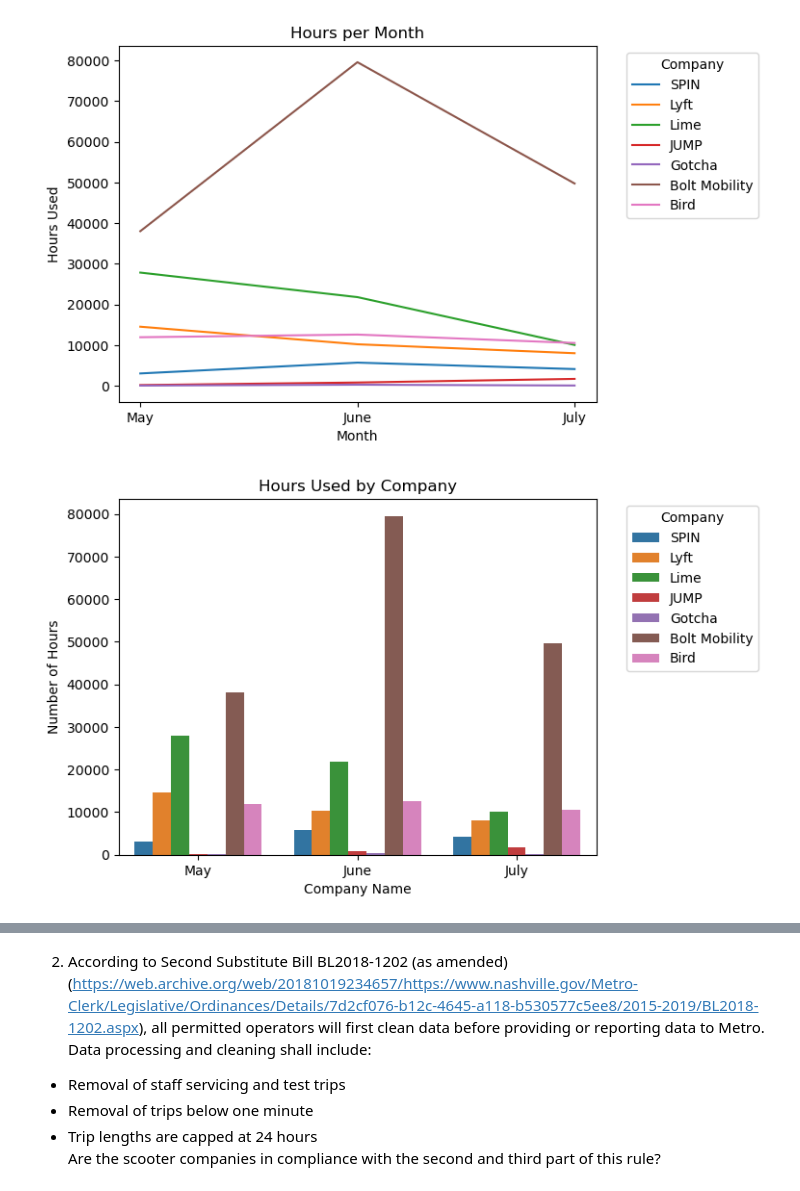
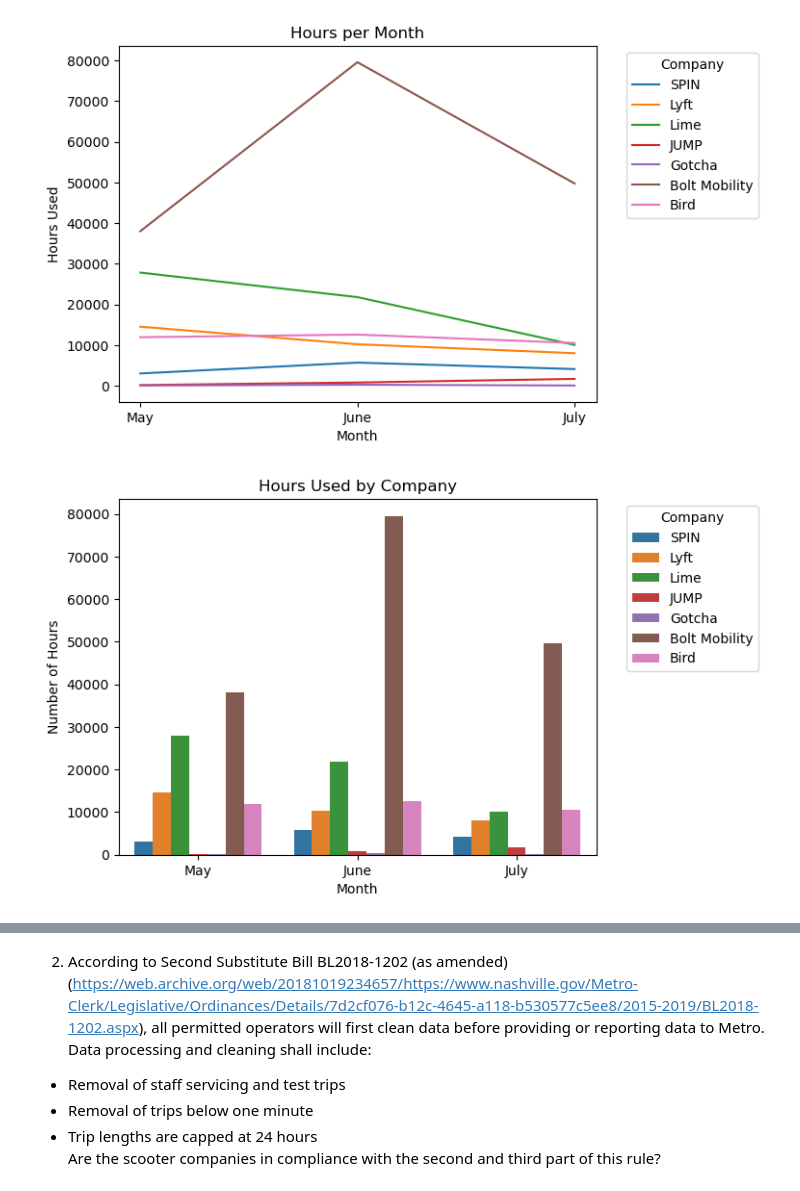
Before and after one commit to NSS-Data-Analytics-Cohort-10/scooters-group-6, a Jupyter notebook: notebook/scooters.ipynb, the cells around one changed output, grey strips where cells are left out. Drawn from its saved outputs; the diff is of its cells as text; code cells hidden in the pictures.

Commit message:
saved charts

```diff
--- a/notebook/scooters.ipynb
+++ b/notebook/scooters.ipynb
@@ -209,8 +210,9 @@ plt.legend(title='Company',bbox_to_anchor=(1.05, 1));
 # %%
 sns.barplot(x='month',y='hours_used',data=company_trips,hue='companyname')
 plt.title('Hours Used by Company')
 plt.ylabel('Number of Hours')
-plt.xlabel('Company Name')
-plt.legend(title='Company',bbox_to_anchor=(1.05, 1));
+plt.xlabel('Month')
+plt.legend(title='Company',bbox_to_anchor=(1.05, 1))
+;
 # %% [output]
-[figure, old version]
+[figure, new version]
```
Also changed, not shown: parts of 15 cells of this notebook.
